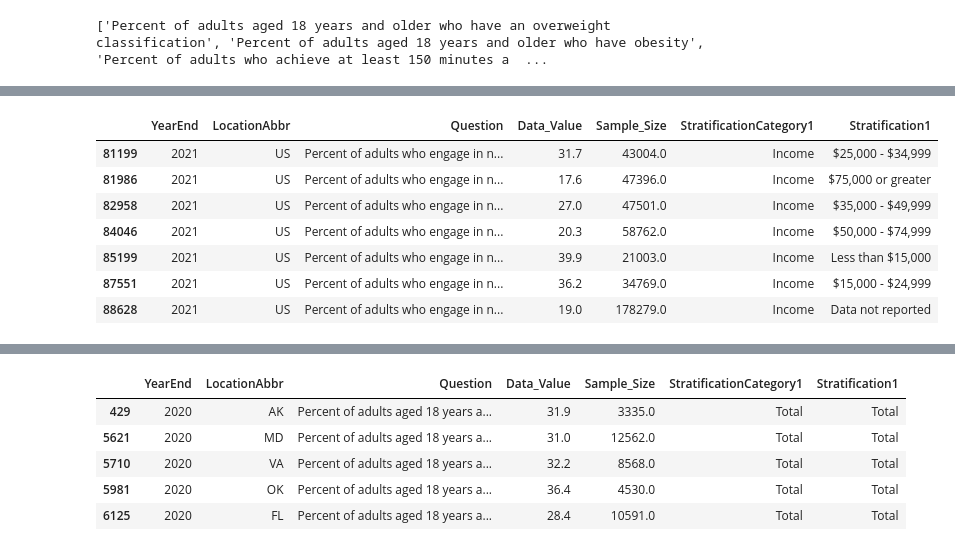
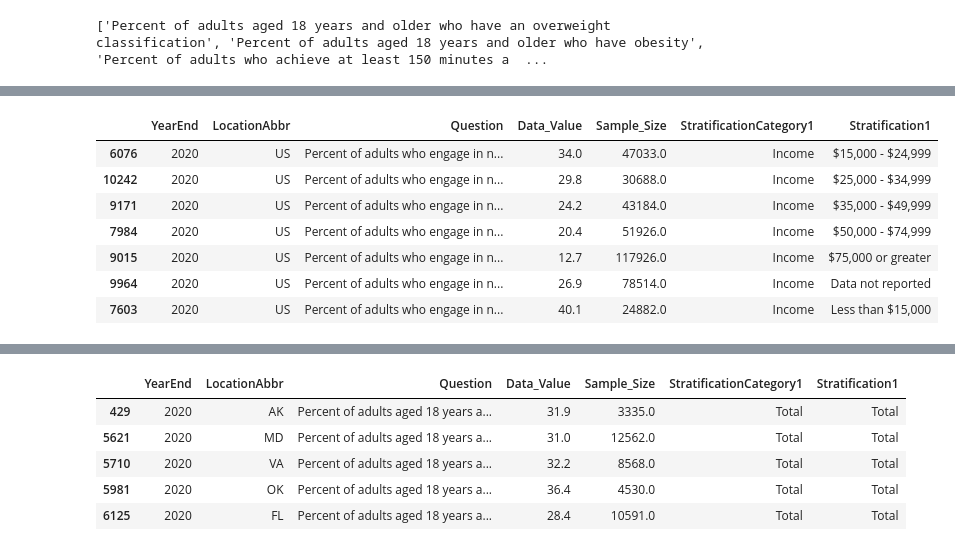
Before and after one commit to sma005/project-one-group-4, a Jupyter notebook: obesity_study_csv.ipynb, the cells around one changed output, grey strips where cells are left out. Cells and saved outputs as stored; diff of their text form; code cells hidden in the pictures.

```diff
--- a/obesity_study_csv.ipynb
+++ b/obesity_study_csv.ipynb
@@ -89,24 +119,22 @@ Text(0, 0.5, 'Percent of Obese')
 # %%
 leisure_data_df = data_df.loc[:,['YearEnd','LocationAbbr','Question','Data_Value','Sample_Size','StratificationCategory1','Stratification1']]
 
-leisure_data_df = leisure_data_df[leisure_data_df['YearEnd']==2021]
+leisure_data_df = leisure_data_df[leisure_data_df['YearEnd']==2020]
 leisure_data_df = leisure_data_df[leisure_data_df['LocationAbbr']=='US']
-#gender_data_df = gender_data_df[gender_data_df['StratificationCategory1']=='Gender']
 leisure_data_df = leisure_data_df[leisure_data_df['StratificationCategory1']=='Income']
 leisure_data_df = leisure_data_df[leisure_data_df['Question']== 'Percent of adults who engage in no leisure-time physical activity']
+leisure_data_df = leisure_data_df.sort_values(by='Stratification1', ascending=True)
 leisure_data_df = leisure_data_df.dropna()
-leisure_data_df.sort_values(by='Stratification1', ascending=True)
-
 leisure_data_df
 # %% [output]
 |  | YearEnd | LocationAbbr | Question | Data_Value | Sample_Size | StratificationCategory1 | Stratification1 |
-| 81199 | 2021 | US | Percent of adults who engage in n... | 31.7 | 43004.0 | Income | $25,000 - $34,999 |
-| 81986 | 2021 | US | Percent of adults who engage in n... | 17.6 | 47396.0 | Income | $75,000 or greater |
-| 82958 | 2021 | US | Percent of adults who engage in n... | 27.0 | 47501.0 | Income | $35,000 - $49,999 |
-| 84046 | 2021 | US | Percent of adults who engage in n... | 20.3 | 58762.0 | Income | $50,000 - $74,999 |
-| 85199 | 2021 | US | Percent of adults who engage in n... | 39.9 | 21003.0 | Income | Less than $15,000 |
-| 87551 | 2021 | US | Percent of adults who engage in n... | 36.2 | 34769.0 | Income | $15,000 - $24,999 |
-| 88628 | 2021 | US | Percent of adults who engage in n... | 19.0 | 178279.0 | Income | Data not reported |
+| 6076 | 2020 | US | Percent of adults who engage in n... | 34.0 | 47033.0 | Income | $15,000 - $24,999 |
+| 10242 | 2020 | US | Percent of adults who engage in n... | 29.8 | 30688.0 | Income | $25,000 - $34,999 |
+| 9171 | 2020 | US | Percent of adults who engage in n... | 24.2 | 43184.0 | Income | $35,000 - $49,999 |
+| 7984 | 2020 | US | Percent of adults who engage in n... | 20.4 | 51926.0 | Income | $50,000 - $74,999 |
+| 9015 | 2020 | US | Percent of adults who engage in n... | 12.7 | 117926.0 | Income | $75,000 or greater |
+| 9964 | 2020 | US | Percent of adults who engage in n... | 26.9 | 78514.0 | Income | Data not reported |
+| 7603 | 2020 | US | Percent of adults who engage in n... | 40.1 | 24882.0 | Income | Less than $15,000 |
 # %%
 #Reorder the x-ticks
 leisure_data_df.plot.bar(x='Stratification1', y='Data_Value')
```
Also changed, not shown: parts of 8 cells of this notebook.
